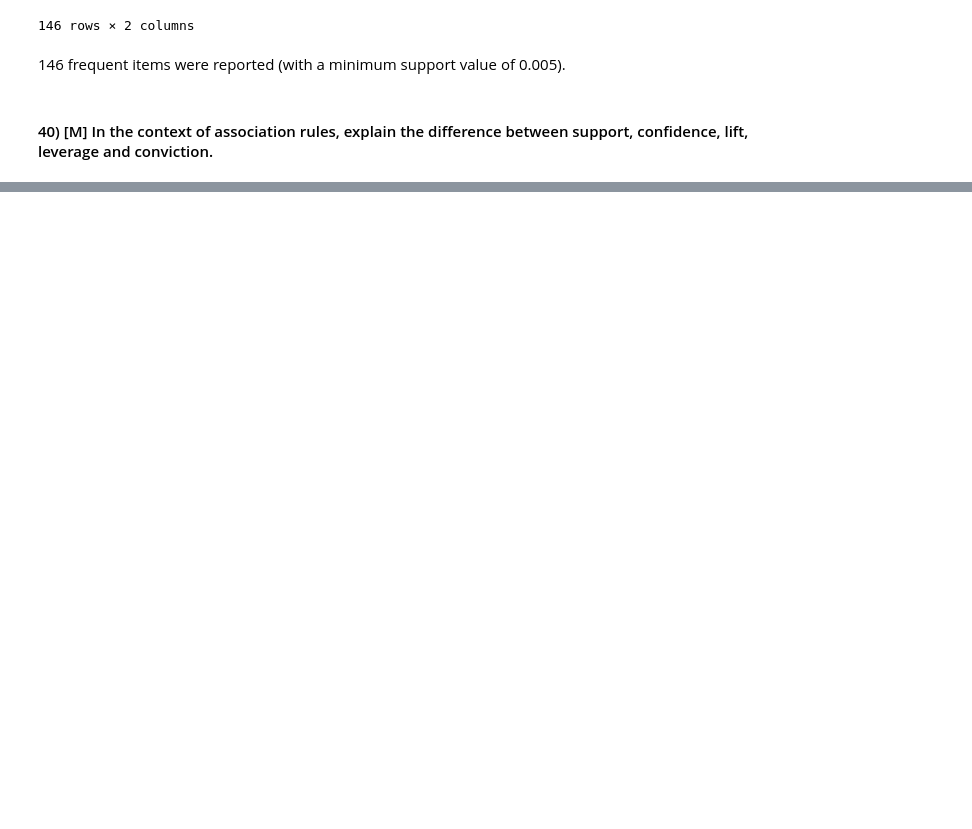
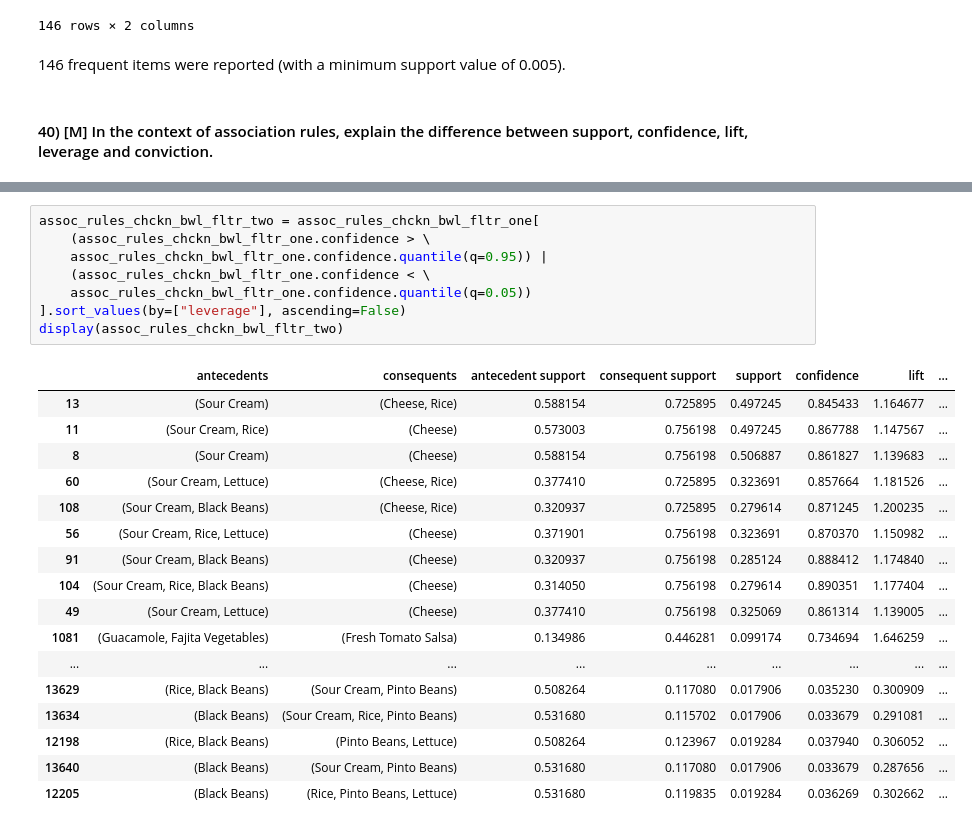
Before and after one commit to ks061/data-mining, a Jupyter notebook: labs/lab09.ipynb, the cells around one changed output, grey strips where cells are left out. Drawn from its saved outputs; the diff is of its cells as text; blank space fills up the shorter version.

```diff
--- a/labs/lab09.ipynb
+++ b/labs/lab09.ipynb
@@ -697,0 +863,26 @@ df_chip_item_binarized
+# %%
+assoc_rules_chckn_bwl_fltr_two = assoc_rules_chckn_bwl_fltr_one[
+    (assoc_rules_chckn_bwl_fltr_one.confidence > \
+    assoc_rules_chckn_bwl_fltr_one.confidence.quantile(q=0.95)) |
+    (assoc_rules_chckn_bwl_fltr_one.confidence < \
+    assoc_rules_chckn_bwl_fltr_one.confidence.quantile(q=0.05))
+].sort_values(by=["leverage"], ascending=False)
+display(assoc_rules_chckn_bwl_fltr_two)
+# %% [output]
+|  | antecedents | consequents | antecedent support | consequent support | support | confidence | lift | ... |
+| 13 | (Sour Cream) | (Cheese, Rice) | 0.588154 | 0.725895 | 0.497245 | 0.845433 | 1.164677 | ... |
+| 11 | (Sour Cream, Rice) | (Cheese) | 0.573003 | 0.756198 | 0.497245 | 0.867788 | 1.147567 | ... |
+| 8 | (Sour Cream) | (Cheese) | 0.588154 | 0.756198 | 0.506887 | 0.861827 | 1.139683 | ... |
+| 60 | (Sour Cream, Lettuce) | (Cheese, Rice) | 0.377410 | 0.725895 | 0.323691 | 0.857664 | 1.181526 | ... |
+| 108 | (Sour Cream, Black Beans) | (Cheese, Rice) | 0.320937 | 0.725895 | 0.279614 | 0.871245 | 1.200235 | ... |
+| 56 | (Sour Cream, Rice, Lettuce) | (Cheese) | 0.371901 | 0.756198 | 0.323691 | 0.870370 | 1.150982 | ... |
+| 91 | (Sour Cream, Black Beans) | (Cheese) | 0.320937 | 0.756198 | 0.285124 | 0.888412 | 1.174840 | ... |
+| 104 | (Sour Cream, Rice, Black Beans) | (Cheese) | 0.314050 | 0.756198 | 0.279614 | 0.890351 | 1.177404 | ... |
+| 49 | (Sour Cream, Lettuce) | (Cheese) | 0.377410 | 0.756198 | 0.325069 | 0.861314 | 1.139005 | ... |
+| 1081 | (Guacamole, Fajita Vegetables) | (Fresh Tomato Salsa) | 0.134986 | 0.446281 | 0.099174 | 0.734694 | 1.646259 | ... |
+| ... | ... | ... | ... | ... | ... | ... | ... | ... |
+| 13629 | (Rice, Black Beans) | (Sour Cream, Pinto Beans) | 0.508264 | 0.117080 | 0.017906 | 0.035230 | 0.300909 | ... |
+| 13634 | (Black Beans) | (Sour Cream, Rice, Pinto Beans) | 0.531680 | 0.115702 | 0.017906 | 0.033679 | 0.291081 | ... |
+| 12198 | (Rice, Black Beans) | (Pinto Beans, Lettuce) | 0.508264 | 0.123967 | 0.019284 | 0.037940 | 0.306052 | ... |
+| 13640 | (Black Beans) | (Sour Cream, Pinto Beans) | 0.531680 | 0.117080 | 0.017906 | 0.033679 | 0.287656 | ... |
+| 12205 | (Black Beans) | (Rice, Pinto Beans, Lettuce) | 0.531680 | 0.119835 | 0.019284 | 0.036269 | 0.302662 | ... |
```
Also changed, not shown: parts of 41 cells of this notebook.
